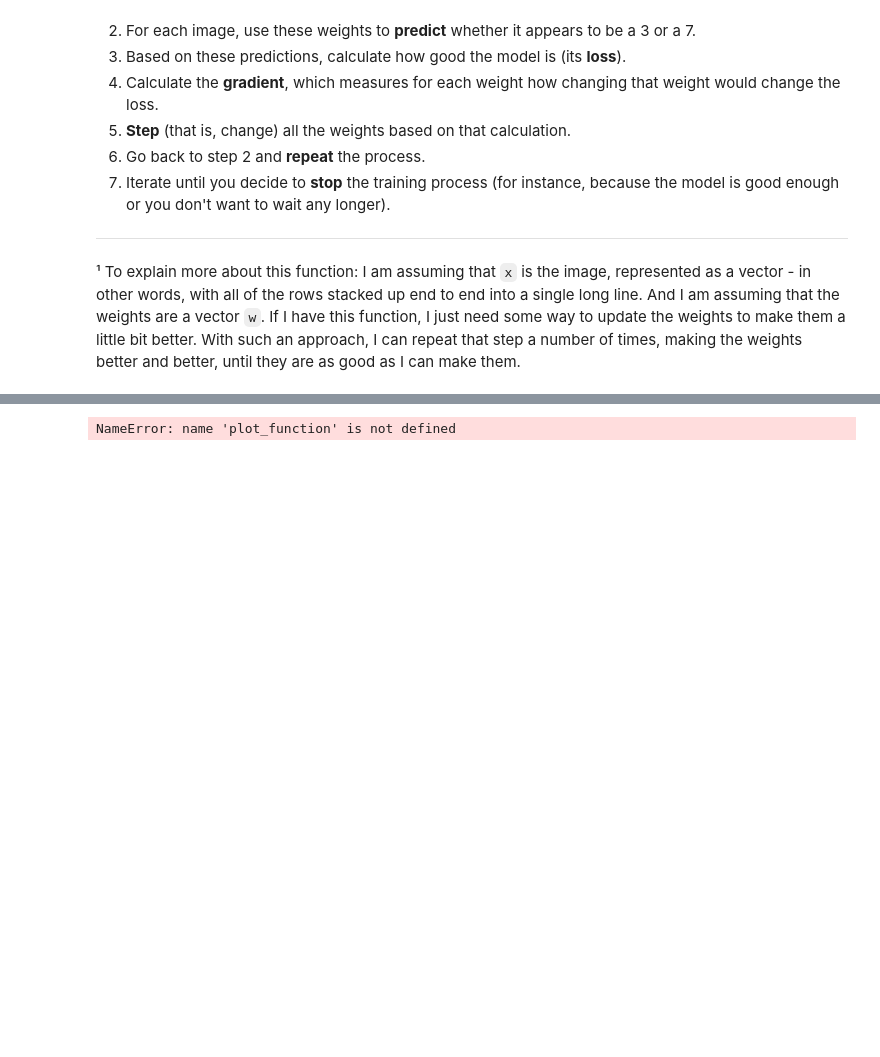
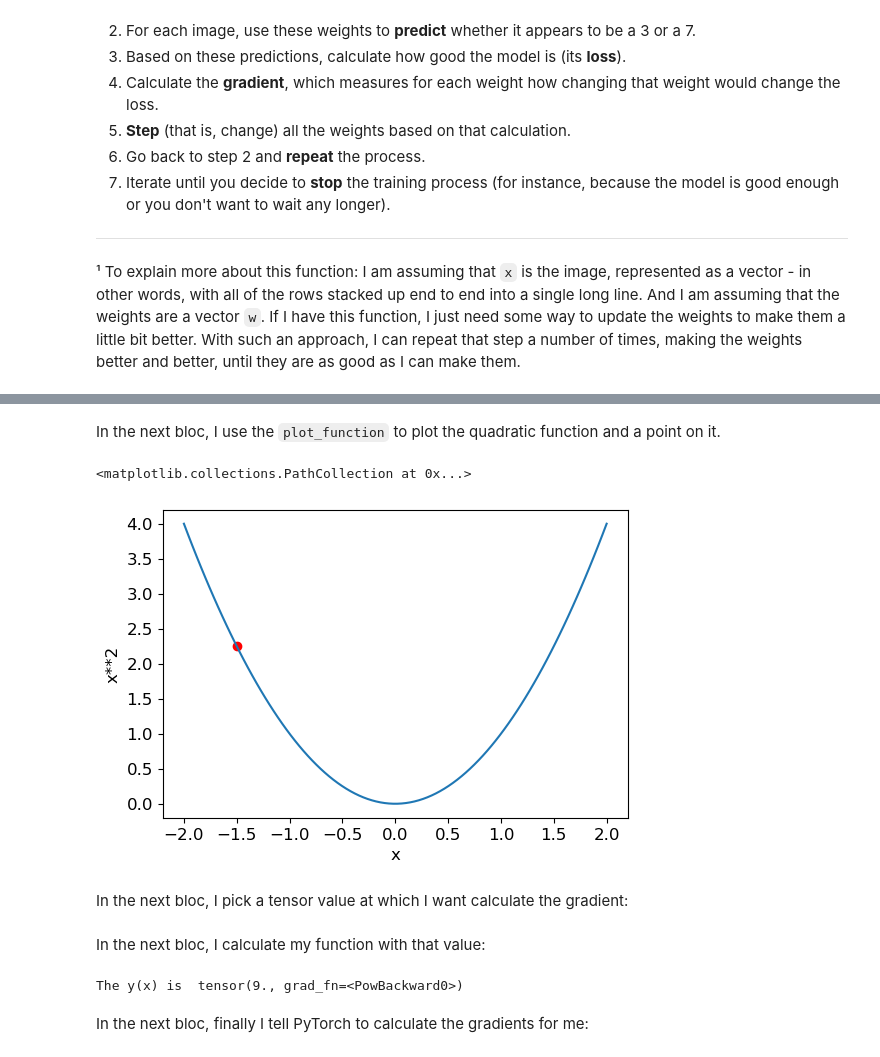
Before and after one commit to Ghaem313Ghaem/Resume, a Jupyter notebook: Artificial Intelligence/Three or Seven Digit Classifier.ipynb, the cells around one changed output, grey strips where cells are left out. Drawn from its saved outputs; the diff is of its cells as text; code cells hidden in the pictures; blank space fills up the shorter version.

```diff
--- a/Artificial Intelligence/Three or Seven Digit Classifier.ipynb
+++ b/Artificial Intelligence/Three or Seven Digit Classifier.ipynb
@@ -382,0 +389,8 @@ into a machine learning classifier:
+# %%
+def plot_function(f, tx=None, ty=None, title=None, min=-2, max=2, figsize=(6,4)):
+    x = torch.linspace(min,max, 100)
+    fig,ax = plt.subplots(figsize=figsize)
+    ax.plot(x,f(x))
+    if tx is not None: ax.set_xlabel(tx)
+    if ty is not None: ax.set_ylabel(ty)
+    if title is not None: ax.set_title(title)
@@ -390,4 +406,10 @@ NameError: name 'plot_function' is not defined
-# %%
-doc(plot_function)
-# %% [output]
-NameError: name 'plot_function' is not defined
+# %% [markdown]
+In the next bloc, I use the `plot_function` to plot the quadratic function and a point on it.
+# %%
+plot_function(f, 'x', 'x**2')
+plt.scatter(-1.5, f(-1.5), color='red')
+# %% [output]
+<matplotlib.collections.PathCollection at 0x...>
+[figure, added]
+# %% [markdown]
+In the next bloc, I pick a tensor value at which I want calculate the gradient:
@@ -393,0 +418,9 @@ NameError: name 'plot_function' is not defined
+# %% [markdown]
+In the next bloc, I calculate my function with that value:
+# %%
+yt = f(xt)
+print("The y(x) is ", yt)
+# %% [output]
+The y(x) is  tensor(9., grad_fn=<PowBackward0>)
+# %% [markdown]
+In the next bloc, finally I tell PyTorch to calculate the gradients for me:
```
Also changed, not shown: parts of 16 cells of this notebook.
